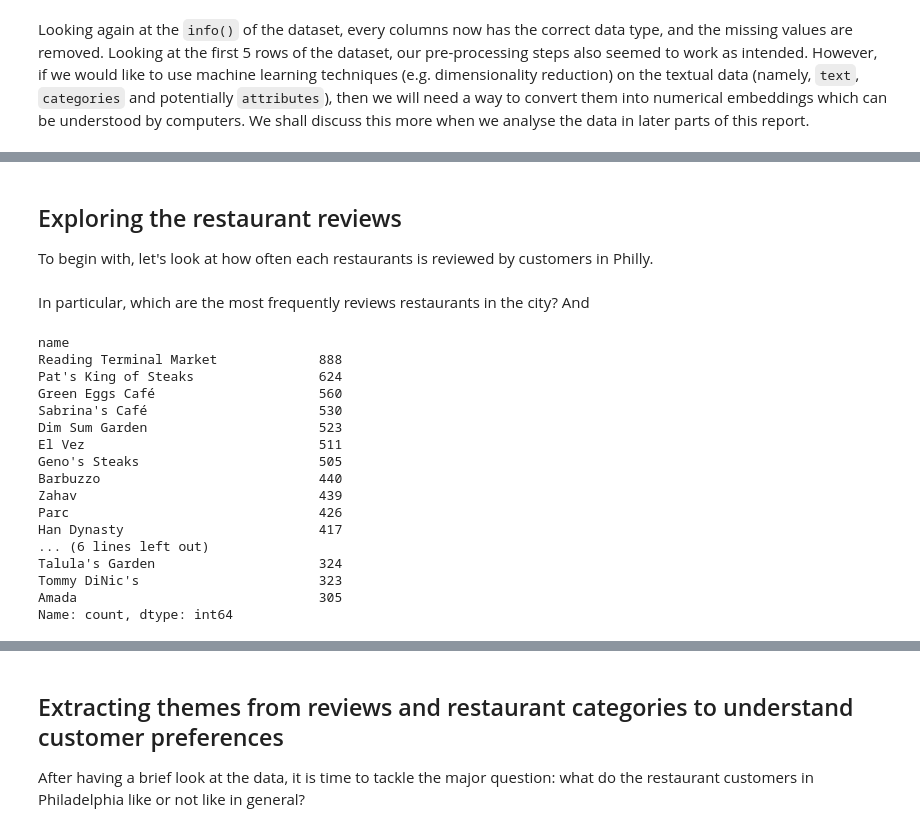
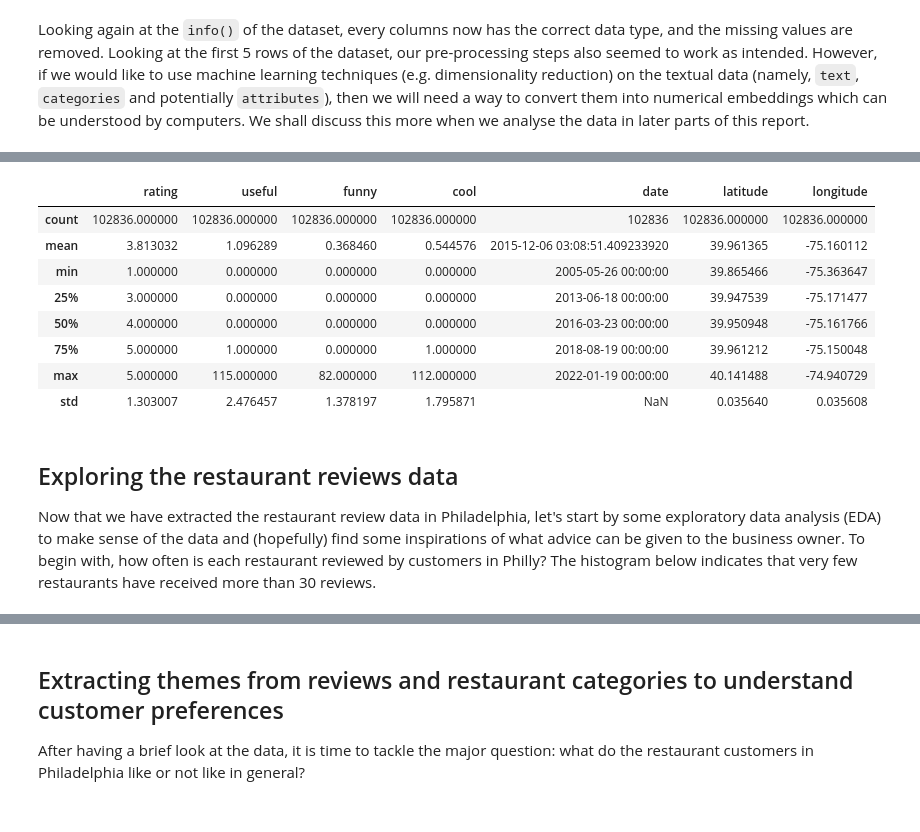
Before and after one commit to kwanchmn/Advanced-topics-in-ML, a Jupyter notebook: Baldur/baldur_task_2.ipynb, the cells around one changed output, grey strips where cells are left out. Cells and saved outputs as stored; diff of their text form; code cells hidden in the pictures.

Commit message:
Finished EDA on the distribution of the number of reviews per restaurant

```diff
--- a/Baldur/baldur_task_2.ipynb
+++ b/Baldur/baldur_task_2.ipynb
@@ -342,6 +343,18 @@ restos_philly.head()
 | 2 | 4 | 2 | 0 | 0 | Situated on Race street away from... | 2014-12-21 | Shiao Lan Kung | 930 Race St | 19107 | 39.955247 | ... |
 | 3 | 5 | 0 | 0 | 0 | Outstanding venue, great band, an... | 2015-10-17 | Amari's Restaurant | 5037 Baltimore Ave | 19143 | 39.947985 | ... |
 | 4 | 5 | 4 | 0 | 2 | We loved our experience at Elwood... | 2019-05-04 | Elwood | 1007 Frankford Ave | 19125 | 39.966404 | ... |
+# %%
+restos_philly.describe()
+# %% [output]
+|  | rating | useful | funny | cool | date | latitude | longitude |
+| count | 102836.000000 | 102836.000000 | 102836.000000 | 102836.000000 | 102836 | 102836.000000 | 102836.000000 |
+| mean | 3.813032 | 1.096289 | 0.368460 | 0.544576 | 2015-12-06 03:08:51.409233920 | 39.961365 | -75.160112 |
+| min | 1.000000 | 0.000000 | 0.000000 | 0.000000 | 2005-05-26 00:00:00 | 39.865466 | -75.363647 |
+| 25% | 3.000000 | 0.000000 | 0.000000 | 0.000000 | 2013-06-18 00:00:00 | 39.947539 | -75.171477 |
+| 50% | 4.000000 | 0.000000 | 0.000000 | 0.000000 | 2016-03-23 00:00:00 | 39.950948 | -75.161766 |
+| 75% | 5.000000 | 1.000000 | 0.000000 | 1.000000 | 2018-08-19 00:00:00 | 39.961212 | -75.150048 |
+| max | 5.000000 | 115.000000 | 82.000000 | 112.000000 | 2022-01-19 00:00:00 | 40.141488 | -74.940729 |
+| std | 1.303007 | 2.476457 | 1.378197 | 1.795871 | NaN | 0.035640 | 0.035608 |
 # %%
 # # Creating copy of the restaurant data
 # batch_n = int(5e4)
@@ -355,7 +370,7 @@ assert restos_all.shape == restos_philly.shape
 # %% [markdown]
-## Exploring the restaurant reviews
+## Exploring the restaurant reviews data
 
-To begin with, let's look at how often each restaurants is reviewed by customers in Philly.
+Now that we have extracted the restaurant review data in Philadelphia, let's start by some exploratory data analysis (EDA) to make sense of the data and (hopefully) find some inspirations of what advice can be given to the business owner. To begin with, how often is each restaurant reviewed by customers in Philly? The histogram below indicates that very few restaurants have received more than 30 reviews.
 
 <!-- Some EDAs
 1. Distribution of the count of reviews per resto
@@ -378,24 +395 @@ fig.update_layout(xaxis_title = "Number of reviews received",
 fig.show()
-# %% [markdown]
-In particular, which are the most frequently reviews restaurants in the city? And
-# %%
-top_20_restos = reviews_per_resto[:20]
-print(top_20_restos)
-# %% [output]
-name
-Reading Terminal Market             888
-Pat's King of Steaks                624
-Green Eggs Café                     560
-Sabrina's Café                      530
-Dim Sum Garden                      523
-El Vez                              511
-Geno's Steaks                       505
-Barbuzzo                            440
-Zahav                               439
-Parc                                426
-Han Dynasty                         417
-... (6 lines left out)
-Talula's Garden                     324
-Tommy DiNic's                       323
-Amada                               305
-Name: count, dtype: int64
```
Also changed, not shown: parts of 15 cells of this notebook.
